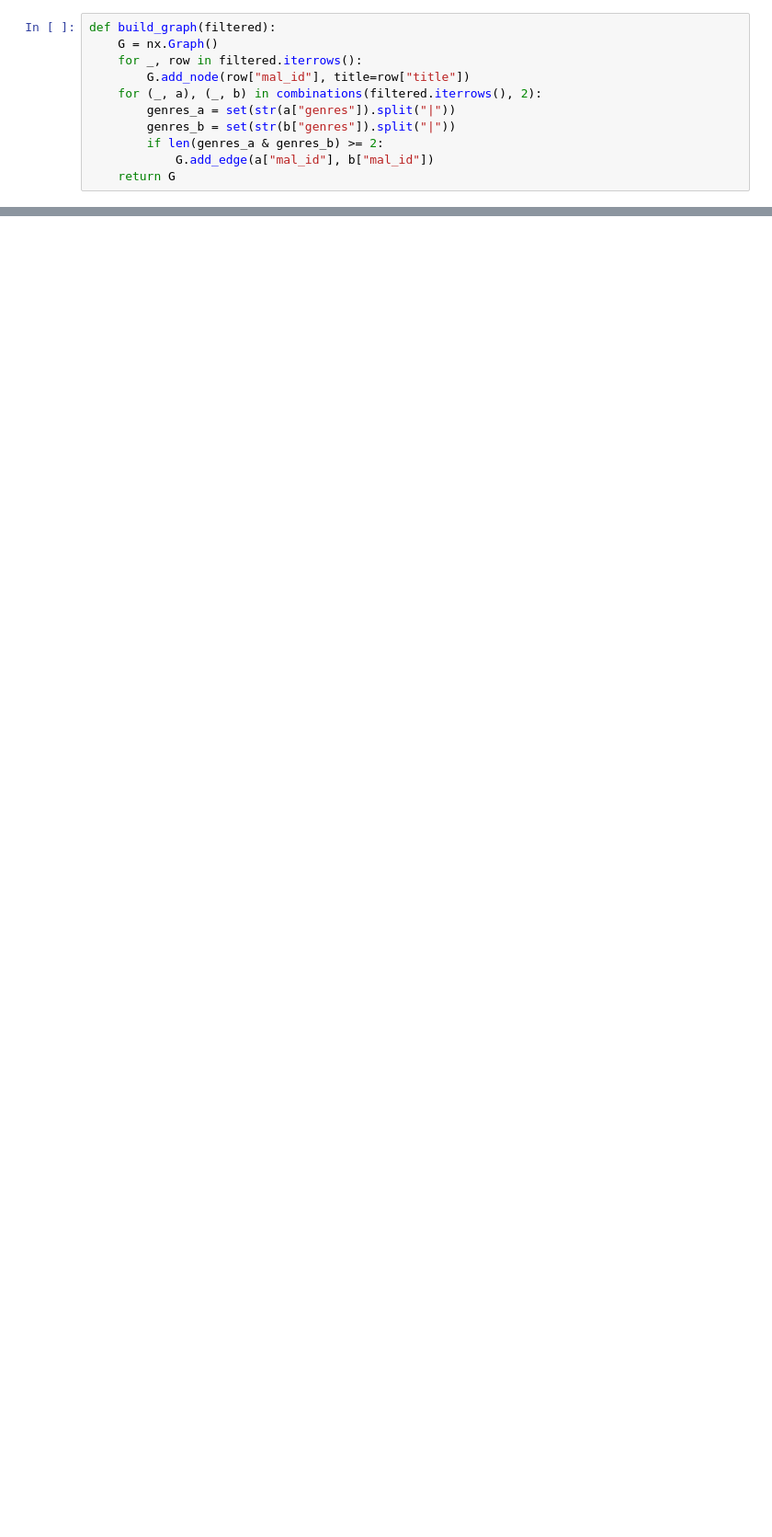
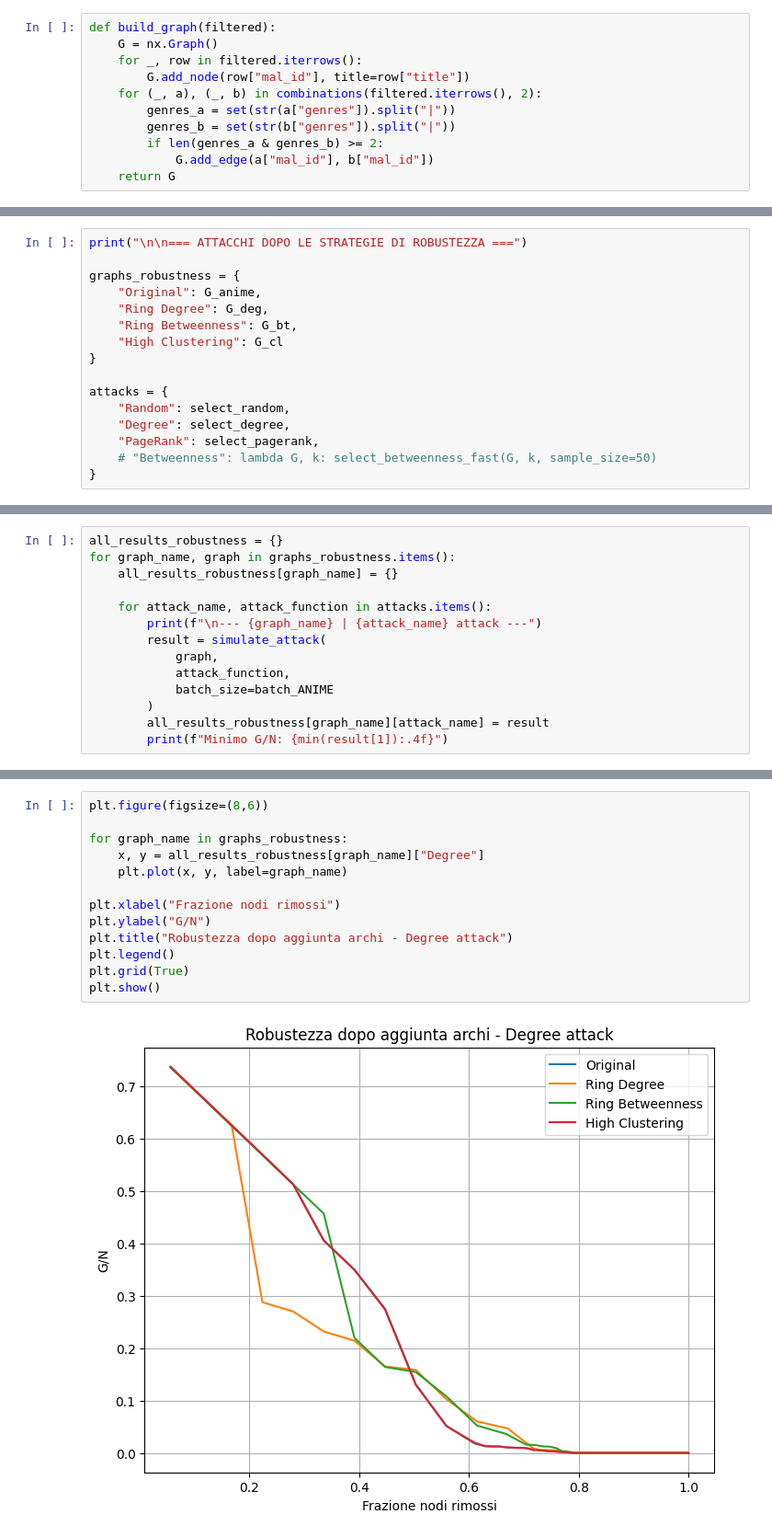
Before and after one commit to CamillaMagistrello/NETWORK_ANALYSIS, a Jupyter notebook: ASSIGNMENTS/src/assignment2.ipynb, the cells around one changed output, grey strips where cells are left out. Shown at 92% size. Drawn from its saved outputs; the diff is of its cells as text; blank space fills up the shorter version.

```diff
--- a/ASSIGNMENTS/src/assignment2.ipynb
+++ b/ASSIGNMENTS/src/assignment2.ipynb
@@ -371,0 +356,16 @@ display(fc_table)
+# %%
+print("\n\n=== ATTACCHI DOPO LE STRATEGIE DI ROBUSTEZZA ===")
+
+graphs_robustness = {
+    "Original": G_anime,
+    "Ring Degree": G_deg,
+    "Ring Betweenness": G_bt,
+    "High Clustering": G_cl
+}
+
+attacks = {
+    "Random": select_random,
+    "Degree": select_degree,
+    "PageRank": select_pagerank,
+    # "Betweenness": lambda G, k: select_betweenness_fast(G, k, sample_size=50)
+}
@@ -371,0 +374,14 @@ display(fc_table)
+# %%
+all_results_robustness = {}
+for graph_name, graph in graphs_robustness.items():
+    all_results_robustness[graph_name] = {}
+
+    for attack_name, attack_function in attacks.items():
+        print(f"\n--- {graph_name} | {attack_name} attack ---")
+        result = simulate_attack(
+            graph,
+            attack_function,
+            batch_size=batch_ANIME
+        )
+        all_results_robustness[graph_name][attack_name] = result
+        print(f"Minimo G/N: {min(result[1]):.4f}")
@@ -371,0 +408,15 @@ display(fc_table)
+# %%
+plt.figure(figsize=(8,6))
+
+for graph_name in graphs_robustness:
+    x, y = all_results_robustness[graph_name]["Degree"]
+    plt.plot(x, y, label=graph_name)
+
+plt.xlabel("Frazione nodi rimossi")
+plt.ylabel("G/N")
+plt.title("Robustezza dopo aggiunta archi - Degree attack")
+plt.legend()
+plt.grid(True)
+plt.show()
+# %% [output]
+[figure, added]
```
Also changed, not shown: parts of 42 cells of this notebook, 4 other files.
